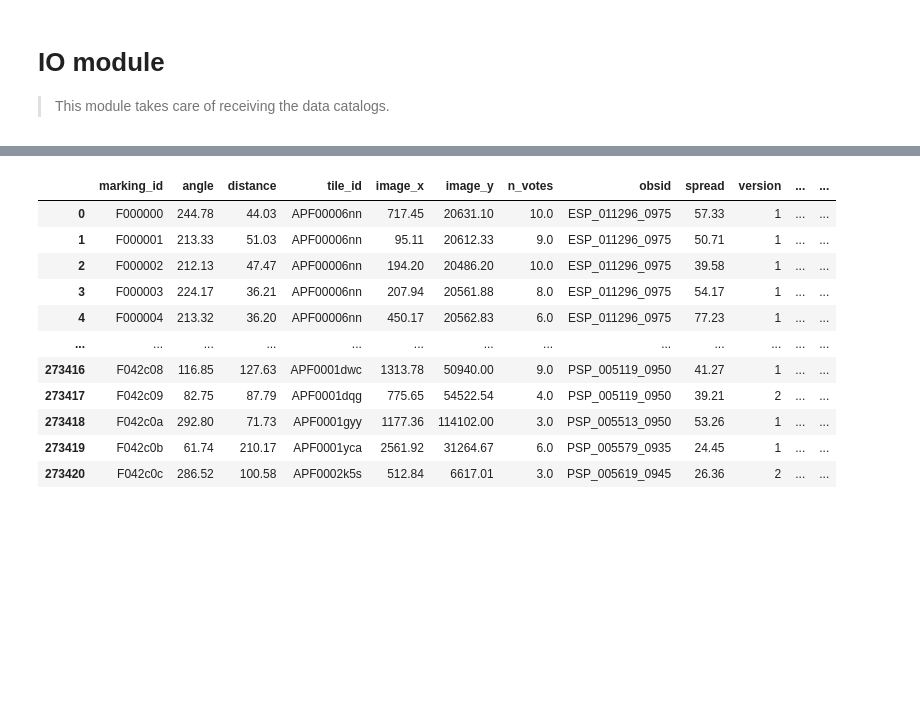
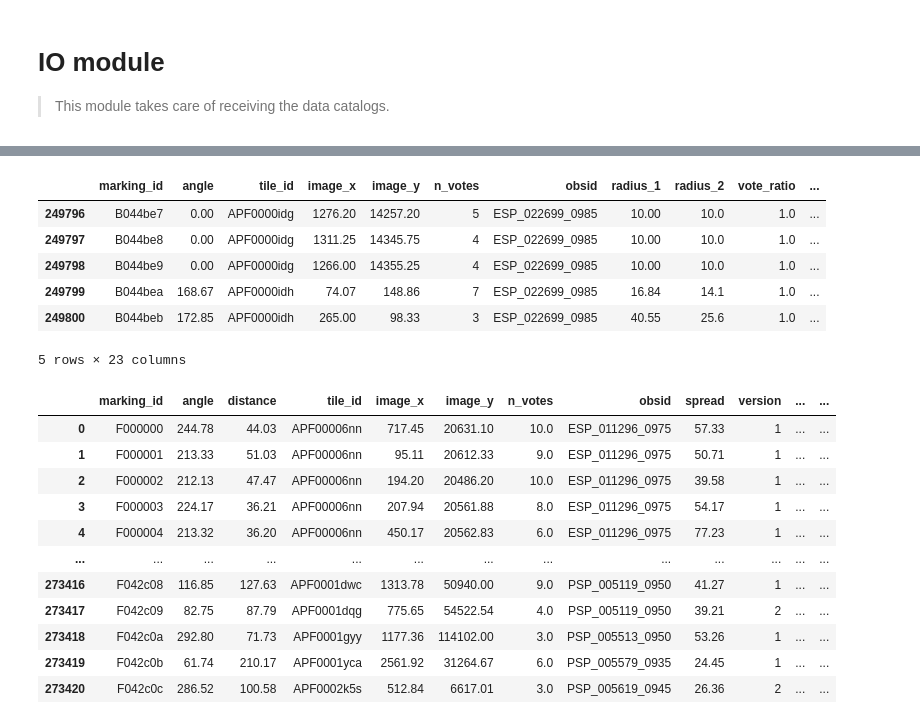
Before and after one commit to michaelaye/p4tools, a Jupyter notebook: notebooks/00_io.ipynb, the cells around one changed output, grey strips where cells are left out. Cells and saved outputs as stored; diff of their text form; code cells hidden in the pictures; blank space fills up the shorter version.

```diff
--- a/notebooks/00_io.ipynb
+++ b/notebooks/00_io.ipynb
@@ -184,3 +200,13 @@ get_blotch_catalog('v3')
+# %%
+get_blotch_catalog('v1').tail()
+# %% [output]
+|  | marking_id | angle | tile_id | image_x | image_y | n_votes | obsid | radius_1 | radius_2 | vote_ratio | ... |
+| 249796 | B044be7 | 0.00 | APF0000idg | 1276.20 | 14257.20 | 5 | ESP_022699_0985 | 10.00 | 10.0 | 1.0 | ... |
+| 249797 | B044be8 | 0.00 | APF0000idg | 1311.25 | 14345.75 | 4 | ESP_022699_0985 | 10.00 | 10.0 | 1.0 | ... |
+| 249798 | B044be9 | 0.00 | APF0000idg | 1266.00 | 14355.25 | 4 | ESP_022699_0985 | 10.00 | 10.0 | 1.0 | ... |
+| 249799 | B044bea | 168.67 | APF0000idh | 74.07 | 148.86 | 7 | ESP_022699_0985 | 16.84 | 14.1 | 1.0 | ... |
+| 249800 | B044beb | 172.85 | APF0000idh | 265.00 | 98.33 | 3 | ESP_022699_0985 | 40.55 | 25.6 | 1.0 | ... |
+5 rows × 23 columns
 # %%
 get_fan_catalog()
 # %% [output]
```
Also changed, not shown: parts of 12 cells of this notebook, 4 other files.
